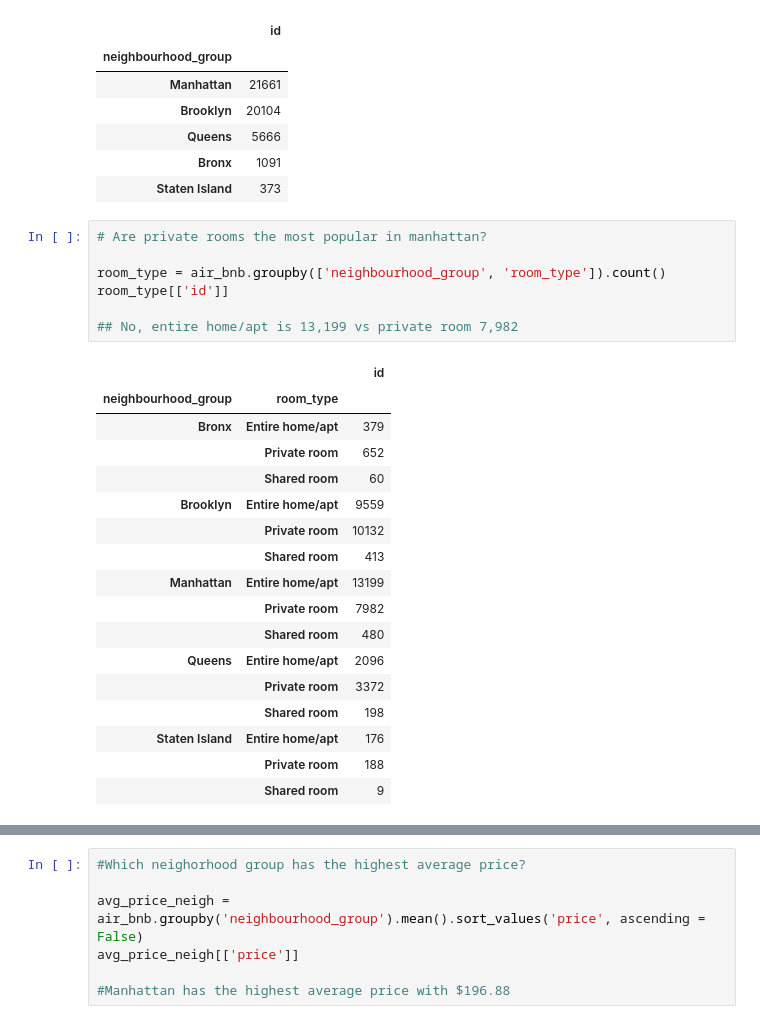
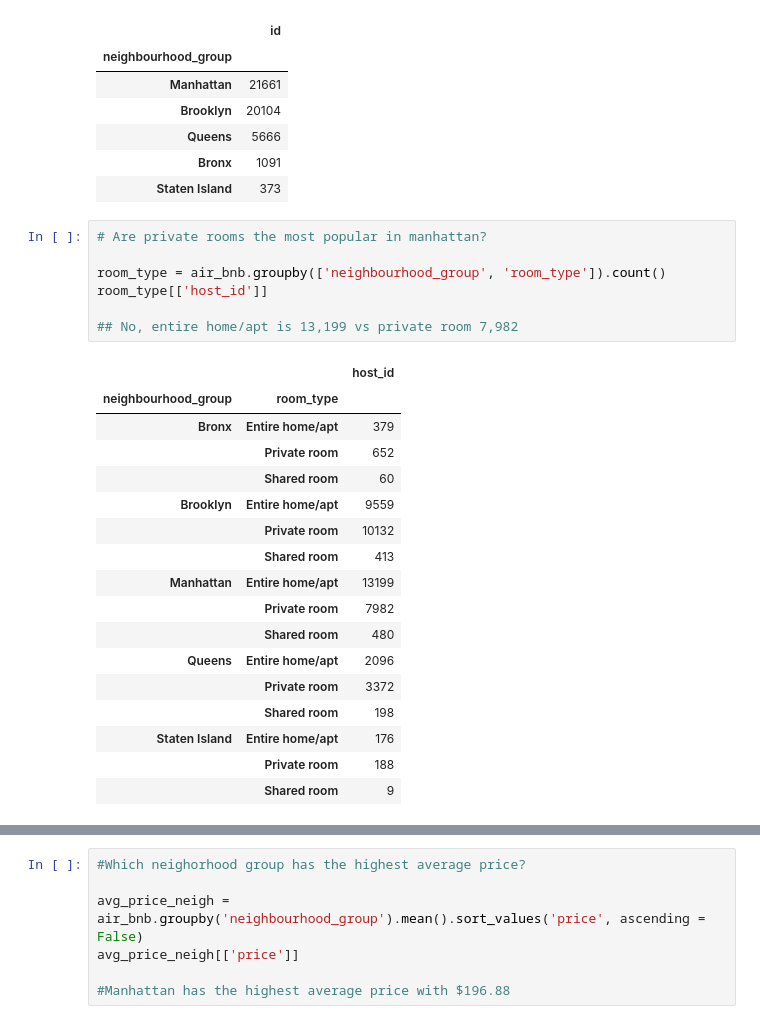
Before and after one commit to alebel94/Airbnb_Data_Project, a Jupyter notebook: AirBnB Case Study Project Jupyter notebook.ipynb, the cells around one changed output, grey strips where cells are left out. Saved outputs shown, nothing was run; the diff lists cells and outputs as text.

```diff
--- a/AirBnB Case Study Project Jupyter notebook.ipynb
+++ b/AirBnB Case Study Project Jupyter notebook.ipynb
@@ -52,12 +69,12 @@ neigh_group[['id']]
 # %%
 # Are private rooms the most popular in manhattan?
 
 room_type = air_bnb.groupby(['neighbourhood_group', 'room_type']).count()
-room_type[['id']]
+room_type[['host_id']]
 
 ## No, entire home/apt is 13,199 vs private room 7,982
 # %% [output]
-|  |  | id |
+|  |  | host_id |
 | neighbourhood_group | room_type |  |
 | Bronx | Entire home/apt | 379 |
 |  | Private room | 652 |
```
Also changed, not shown: parts of 9 cells of this notebook.
